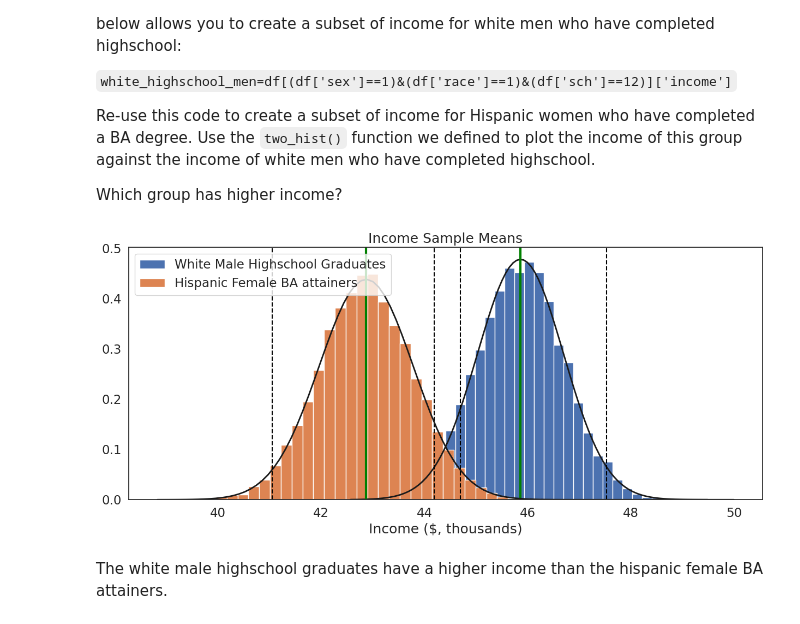
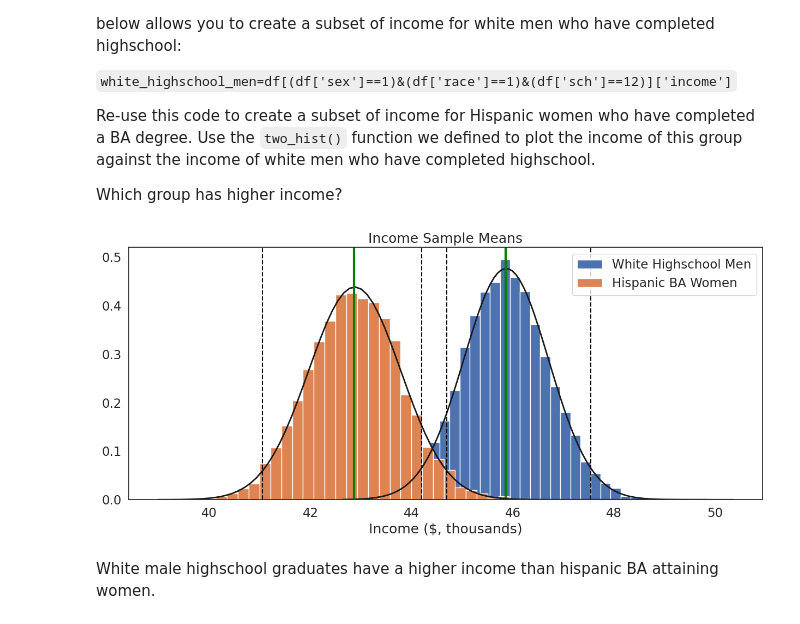
Before and after one commit to kjungwoo5/QM2, a Jupyter notebook: notebooks/W05. Distributions and Basic Statistics.ipynb, the cells around one changed output. Saved outputs shown, nothing was run; the diff lists cells and outputs as text; code cells hidden in the pictures.

```diff
--- a/notebooks/W05. Distributions and Basic Statistics.ipynb
+++ b/notebooks/W05. Distributions and Basic Statistics.ipynb
@@ -170,0 +172,7 @@ what other variables are categorical? Convert them to categorical and describe.
+# %%
+# convert the variables to categorical and describe
+df['sex']=df['sex'].astype('category')
+df['sch']=df['sch'].astype('category')
+df['union']=df['union'].astype('category')
+
+print(df['sex'].describe(), df['sch'].describe(), df['union'].describe())
@@ -363,0 +435,11 @@ Mean: 52.46
+# %%
+furthest = 51
+
+for i in range(0,10):
+  income_sample = df['income'].sample(100, replace=True) # take a random sample of 10 observations from the income variable
+  income_sample_mean=income_sample.mean() # calculate the mean of the sample
+  print("Mean: " + str(income_sample_mean)) # print the sample mean
+  if (income_sample_mean - 51)**2 > (furthest-51)**2:
+    furthest = income_sample_mean
+
+print(furthest - 51)
@@ -363,0 +460,11 @@ Mean: 52.46
+# %%
+furthest = 51
+
+for i in range(0,10):
+  income_sample = df['income'].sample(1000, replace=True) # take a random sample of 10 observations from the income variable
+  income_sample_mean=income_sample.mean() # calculate the mean of the sample
+  print("Mean: " + str(income_sample_mean)) # print the sample mean
+  if (income_sample_mean - 51)**2 > (furthest-51)**2:
+    furthest = income_sample_mean
+
+print(furthest - 51)
@@ -384,3 +505,17 @@ plt.show()
 
     1. Edit the code block above so that instead of drawing samples of 10 observations, it draws samples of 1000 observations
     2. What happens to the distribution?
+# %%
+#create an empty list to store sample means
+sample_means=[]
+
+sample_size=1000
+# loop 10,000 times.
+for i in range(0,10000):
+    sample= df['income'].sample(sample_size, replace=True) # draw a sample of 10 observations from the income variable, with replacement
+    sample_mean=sample.mean() # calculate the mean of the sample
+    sample_means.append(sample_mean) # append the sample mean to the list of sample means
+
+plt.hist(sample_means, bins=30, edgecolor='white', density=True) # plot a histogram of the sample means
+plt.title('Distribution of Sample Means (n={})'.format(sample_size)) # add a title
+plt.show()
@@ -528,9 +670,9 @@ Which group has higher income?
 # %%
 white_highschool_men=df[(df['sex']==1)&(df['race']==1)&(df['sch']==12)]['income']
 hispanic_BA_women=df[(df['sex']==2)&(df['race']==3)&(df['sch']==16)]['income']
 
-two_hist([white_highschool_men, hispanic_BA_women], ['White Male Highschool Graduates', 'Hispanic Female BA attainers'], 'Income ($, thousands)', "Income Sample Means")
+two_hist([white_highschool_men,hispanic_BA_women],['White Highschool Men','Hispanic BA Women'],'Income ($, thousands)', "Income Sample Means")
 # %% [output]
-[figure, old version]
+[figure, new version]
 # %% [markdown]
-The white male highschool graduates have a higher income than the hispanic female BA attainers.
+White male highschool graduates have a higher income than hispanic BA attaining women.
```
Also changed, not shown: parts of 27 cells of this notebook.
